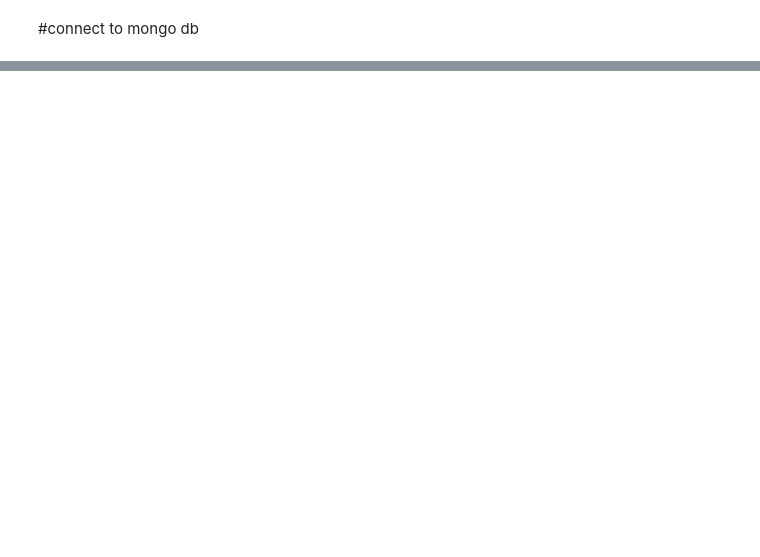
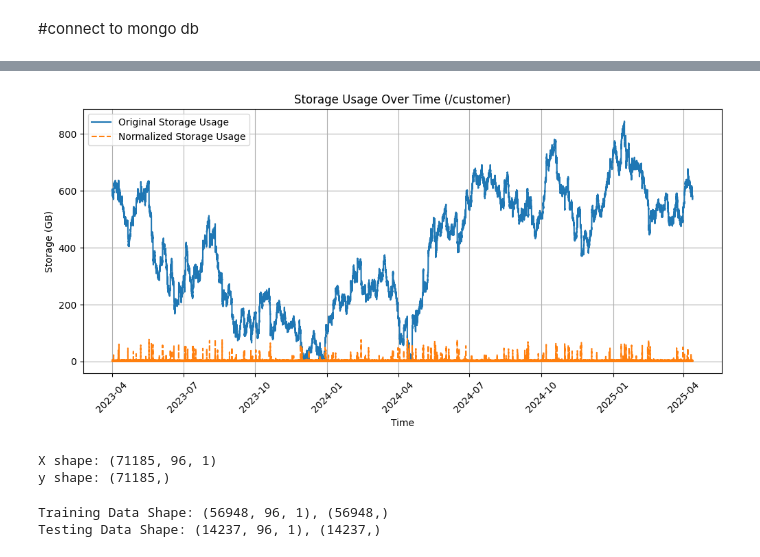
Before and after one commit to VarshithPawarHR/HPE-StoragePrediction, a Jupyter notebook: Collab/Varshith_collab/storageMonitor.ipynb, the cells around one changed output, grey strips where cells are left out. Saved outputs shown, nothing was run; the diff lists cells and outputs as text; code cells hidden in the pictures; blank space fills up the shorter version.

```diff
--- a/Collab/Varshith_collab/storageMonitor.ipynb
+++ b/Collab/Varshith_collab/storageMonitor.ipynb
@@ -318,0 +14,11 @@ Actual: 2436.84 GB, Predicted: 2419.73 GB
+# %%
+# Load data from MongoDB
+cursor = collection.find({"directory": "/customer"})
+df= pd.DataFrame(list(cursor))
+
+# Convert timestamp and clean
+df['timestamp'] = pd.to_datetime(df['timestamp'])
+df= df.sort_values('timestamp')
+df = df.drop_duplicates(subset=["timestamp", "directory"])
+df = df.set_index('timestamp')
+df = df.drop(columns=['_id'])
@@ -318,0 +83,9 @@ Actual: 2436.84 GB, Predicted: 2419.73 GB
+# %%
+from sklearn.preprocessing import MinMaxScaler
+
+# ✅ Normalize "Current Space (GB)" column
+scaler = MinMaxScaler(feature_range=(0, 1))
+df["Scaled Space"] = scaler.fit_transform(df[["storage_gb"]])
+
+# ✅ Show first few rows after normalization
+df.head()
@@ -318,0 +100,59 @@ Actual: 2436.84 GB, Predicted: 2419.73 GB
+# %%
+import matplotlib.pyplot as plt
+
+# Assuming your DataFrame already has 'timestamp' as the index
+plt.figure(figsize=(12, 5))
+
+# Plotting the 'Current Space (GB)' and 'Scaled Space' columns over time
+plt.plot(df.index, df["storage_gb"], label="Original Storage Usage")  # Assuming 'storage_gb' is the column for current space
+plt.plot(df.index, df["updated_gb"], label="Normalized Storage Usage", linestyle="dashed")  # Assuming 'updated_gb' is the column for scaled space
+
+# Adding labels, title, and legend
+plt.xlabel("Time")
+plt.ylabel("Storage (GB)")
+plt.legend()
+plt.title(f"Storage Usage Over Time ({df['directory'].iloc[0]})")  # Using the directory value from the first row for the title
+
+# Formatting the x-axis to show timestamps properly
+plt.xticks(rotation=45)
+plt.grid(True)
+
+# Show the plot
+plt.show()
+# %% [output]
+[figure, added]
+# %%
+import numpy as np
+
+# ✅ Set lookback period (24 hours worth of 15-min data = 96 steps)
+lookback = 96
+
+def create_sequences(data, lookback):
+    X, y = [], []
+    for i in range(len(data) - lookback):
+        X.append(data[i : i + lookback])
+        y.append(data[i + lookback])
+    return np.array(X), np.array(y)
+
+# ✅ Create sequences from normalized data
+X, y = create_sequences(df["Scaled Space"].values, lookback)
+
+# ✅ Reshape X for LSTM: (samples, timesteps, features)
+X = X.reshape((X.shape[0], X.shape[1], 1))
+
+# ✅ Print shape for confirmation
+print(f"X shape: {X.shape}")  # (samples, 96, 1)
+print(f"y shape: {y.shape}")  # (samples,)
+# %% [output]
+X shape: (71185, 96, 1)
+y shape: (71185,)
+# %%
+split_index = int(len(X) * 0.8)
+X_train, X_test = X[:split_index], X[split_index:]
+y_train, y_test = y[:split_index], y[split_index:]
+
+print(f"Training Data Shape: {X_train.shape}, {y_train.shape}")
+print(f"Testing Data Shape: {X_test.shape}, {y_test.shape}")
+# %% [output]
+Training Data Shape: (56948, 96, 1), (56948,)
+Testing Data Shape: (14237, 96, 1), (14237,)
```
Also changed, not shown: parts of 42 cells of this notebook, 3 other files.
